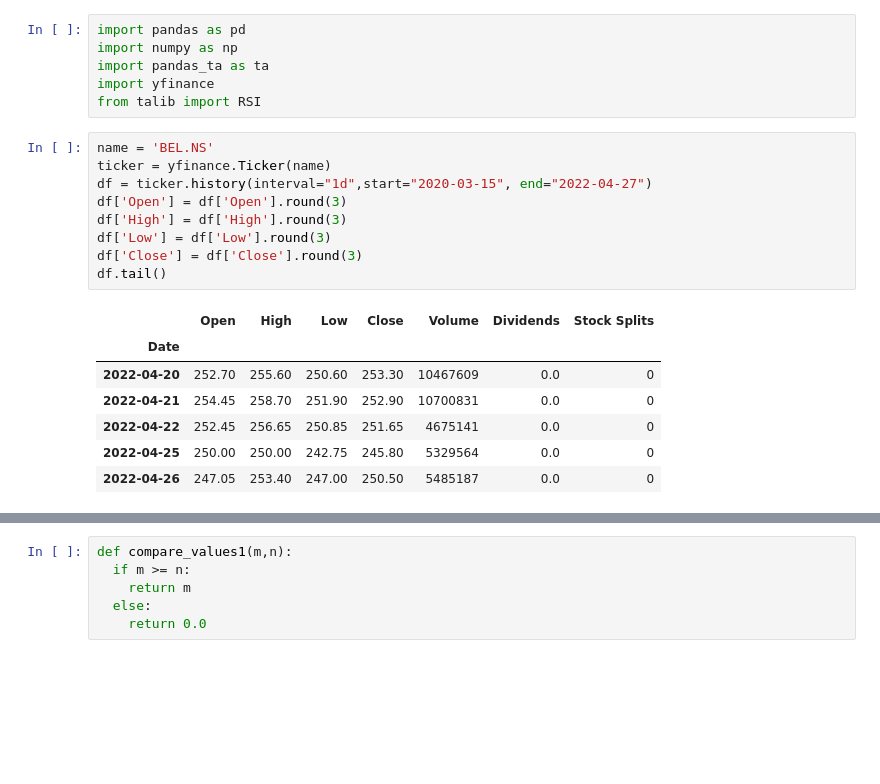
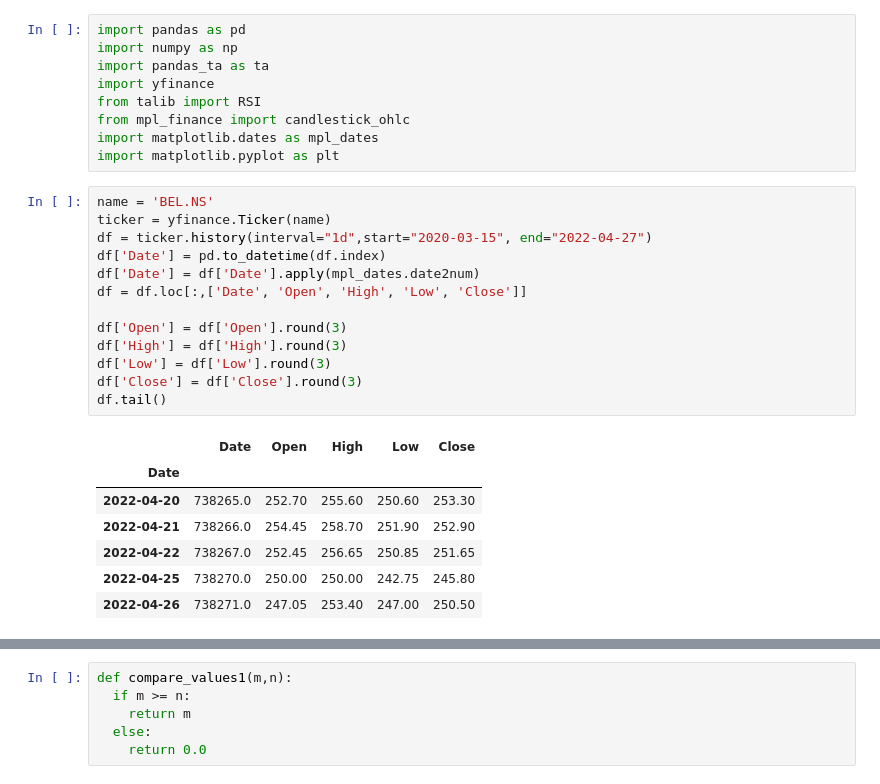
Before and after one commit to kroy900/Auto_Support_Resistance, a Jupyter notebook: s_r_ver1.ipynb, the cells around one changed output, grey strips where cells are left out. Saved outputs shown, nothing was run; the diff lists cells and outputs as text; blank space fills up the shorter version.

```diff
--- a/s_r_ver1.ipynb
+++ b/s_r_ver1.ipynb
@@ -51,20 +51,27 @@ import numpy as np
 import pandas_ta as ta
 import yfinance
 from talib import RSI
+from mpl_finance import candlestick_ohlc
+import matplotlib.dates as mpl_dates
+import matplotlib.pyplot as plt
 # %%
 name = 'BEL.NS'
 ticker = yfinance.Ticker(name)
 df = ticker.history(interval="1d",start="2020-03-15", end="2022-04-27")
+df['Date'] = pd.to_datetime(df.index)
+df['Date'] = df['Date'].apply(mpl_dates.date2num)
+df = df.loc[:,['Date', 'Open', 'High', 'Low', 'Close']]
+
 df['Open'] = df['Open'].round(3)
 df['High'] = df['High'].round(3)
 df['Low'] = df['Low'].round(3)
 df['Close'] = df['Close'].round(3)
 df.tail()
 # %% [output]
-|  | Open | High | Low | Close | Volume | Dividends | Stock Splits |
-| Date |  |  |  |  |  |  |  |
-| 2022-04-20 | 252.70 | 255.60 | 250.60 | 253.30 | 10467609 | 0.0 | 0 |
-| 2022-04-21 | 254.45 | 258.70 | 251.90 | 252.90 | 10700831 | 0.0 | 0 |
-| 2022-04-22 | 252.45 | 256.65 | 250.85 | 251.65 | 4675141 | 0.0 | 0 |
-| 2022-04-25 | 250.00 | 250.00 | 242.75 | 245.80 | 5329564 | 0.0 | 0 |
-| 2022-04-26 | 247.05 | 253.40 | 247.00 | 250.50 | 5485187 | 0.0 | 0 |
+|  | Date | Open | High | Low | Close |
+| Date |  |  |  |  |  |
+| 2022-04-20 | 738265.0 | 252.70 | 255.60 | 250.60 | 253.30 |
+| 2022-04-21 | 738266.0 | 254.45 | 258.70 | 251.90 | 252.90 |
+| 2022-04-22 | 738267.0 | 252.45 | 256.65 | 250.85 | 251.65 |
+| 2022-04-25 | 738270.0 | 250.00 | 250.00 | 242.75 | 245.80 |
+| 2022-04-26 | 738271.0 | 247.05 | 253.40 | 247.00 | 250.50 |
```
Also changed, not shown: parts of 18 cells of this notebook.
